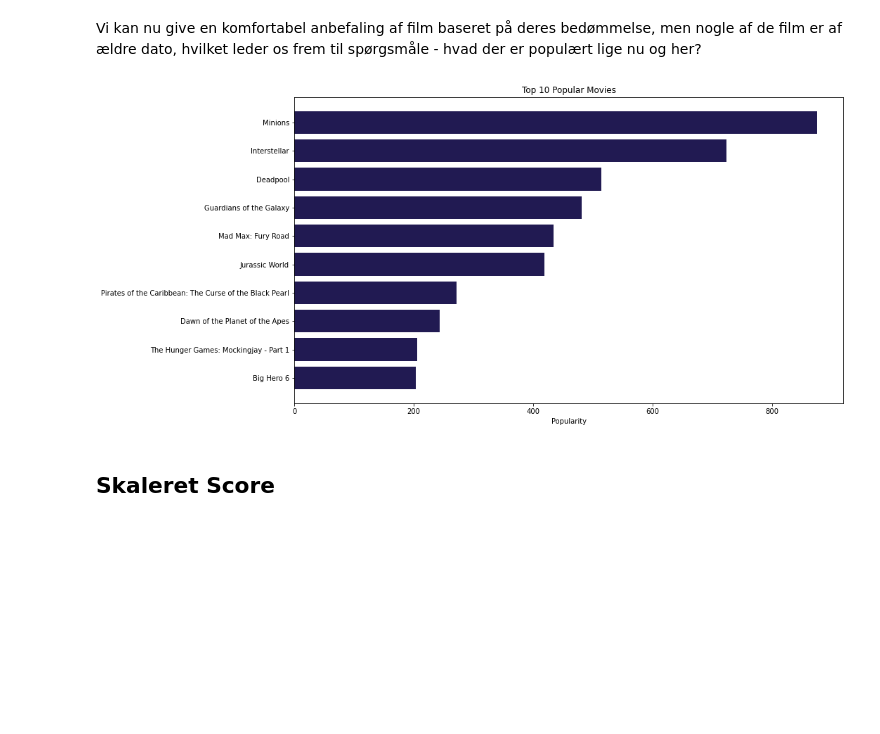
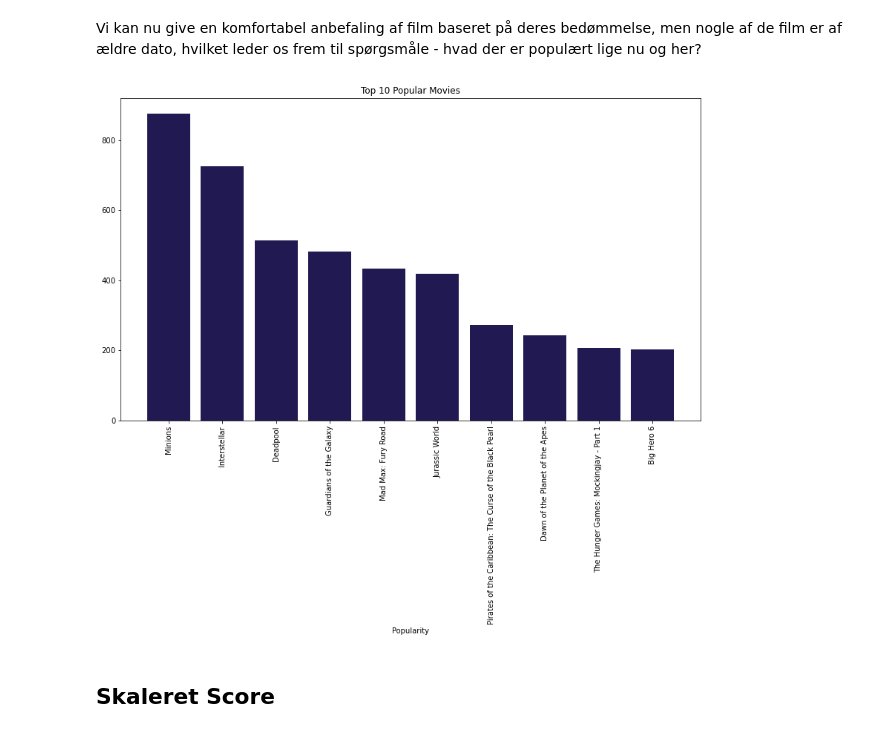
Before and after one commit to kent1325/P1---Movie-Recommender-System, a Jupyter notebook: P1 - Recommender System notebook.ipynb, the cells around one changed output. Drawn from its saved outputs; the diff is of its cells as text; code cells hidden in the pictures; blank space fills up the shorter version.

```diff
--- a/P1 - Recommender System notebook.ipynb
+++ b/P1 - Recommender System notebook.ipynb
@@ -232,16 +230,15 @@ Vi kan nu give en komfortabel anbefaling af film baseret på deres bedømmelse,
 # %%
 popular_movies = main_df.sort_values("popularity", ascending=False)
 
 plt.figure(figsize=(14,8))
 
-plt.barh(popular_movies['title'].head(10),popular_movies['popularity'].head(10),
-         align='center', color='#211a52')
-plt.gca().invert_yaxis()
+plt.bar(popular_movies['title'].head(10),popular_movies['popularity'].head(10), align='center', color='#211a52')
+plt.xticks(rotation=90)
 plt.xlabel("Popularity")
 plt.title("Top 10 Popular Movies")
 plt.show()
 # %% [output]
-[figure, old version]
+[figure, new version]
 # %% [markdown]
 ## Skaleret Score
 # %% [markdown]
```
Also changed, not shown: parts of 16 cells of this notebook.
